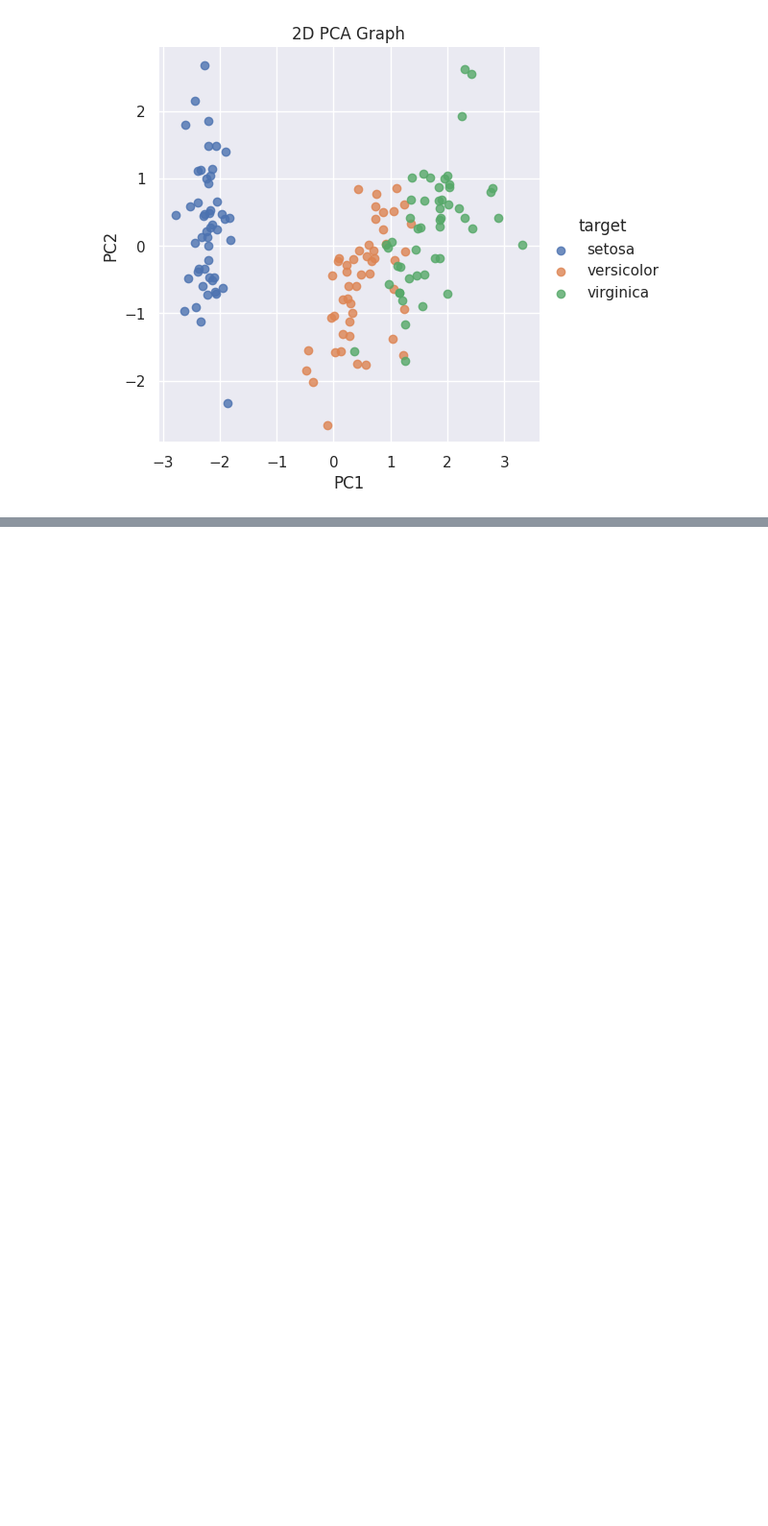
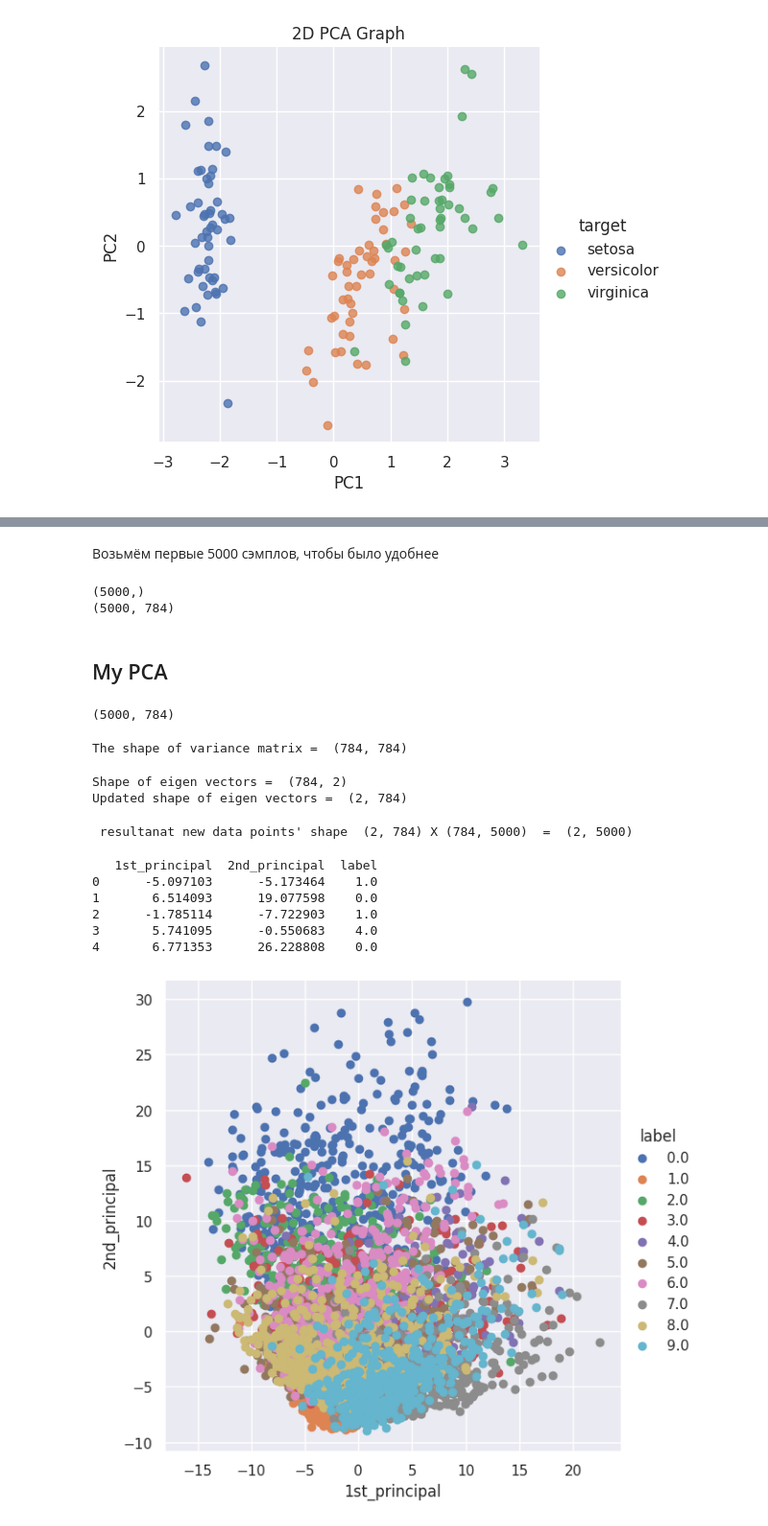
Before and after one commit to KochyanLV/Machine-Learning-Models, a Jupyter notebook: PCA.ipynb, the cells around one changed output, grey strips where cells are left out. Shown at 96% size. Cells and saved outputs as stored; diff of their text form; code cells hidden in the pictures; blank space fills up the shorter version.

```diff
--- a/PCA.ipynb
+++ b/PCA.ipynb
@@ -252,0 +307,2 @@ plt.show()
+# %% [markdown]
+Возьмём первые 5000 сэмплов, чтобы было удобнее
@@ -252,0 +312,65 @@ plt.show()
+# %%
+print(target.shape)
+print(pxls.shape)
+# %% [output]
+(5000,)
+(5000, 784)
+# %% [markdown]
+## My PCA
+# %%
+from sklearn.preprocessing import StandardScaler
+
+
+normalized_pxls = StandardScaler().fit_transform(pxls)
+print(normalized_pxls.shape)
+# %% [output]
+(5000, 784)
+# %%
+curr = normalized_pxls
+
+covar_matrix = np.matmul(curr.T , curr)
+
+print ("The shape of variance matrix = ", covar_matrix.shape)
+# %% [output]
+The shape of variance matrix =  (784, 784)
+# %%
+from scipy.linalg import eigh
+
+values, vectors = eigh(covar_matrix, subset_by_index=(782, 783))
+
+print("Shape of eigen vectors = ",  vectors.shape)
+
+vectors = vectors.T
+
+print("Updated shape of eigen vectors = ",vectors.shape)
+# %% [output]
+Shape of eigen vectors =  (784, 2)
+Updated shape of eigen vectors =  (2, 784)
+# %%
+import matplotlib.pyplot as plt
+new_coordinates = np.matmul(vectors, curr.T)
+
+print (" resultanat new data points' shape ", vectors.shape, "X", curr.T.shape," = ", new_coordinates.shape)
+# %% [output]
+ resultanat new data points' shape  (2, 784) X (784, 5000)  =  (2, 5000)
+# %%
+import pandas as pd
+
+new_coordinates = np.vstack((new_coordinates, target)).T
+
+dataframe = pd.DataFrame(data=new_coordinates, columns=("1st_principal", "2nd_principal", "label"))
+print(dataframe.head())
+# %% [output]
+   1st_principal  2nd_principal  label
+0      -5.097103      -5.173464    1.0
+1       6.514093      19.077598    0.0
+2      -1.785114      -7.722903    1.0
+3       5.741095      -0.550683    4.0
+4       6.771353      26.228808    0.0
+# %%
+import seaborn as sns
+
+sns.FacetGrid(dataframe, hue="label", height=6).map(plt.scatter, '1st_principal', '2nd_principal').add_legend()
+plt.show()
+# %% [output]
+[figure, added]
```
Also changed, not shown: parts of 16 cells of this notebook.
